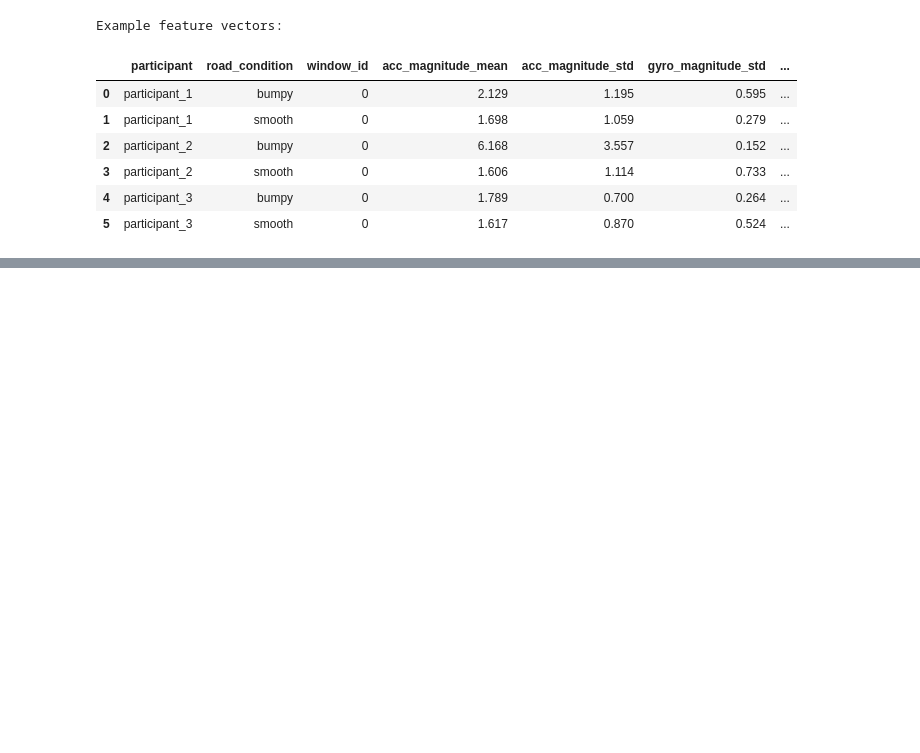
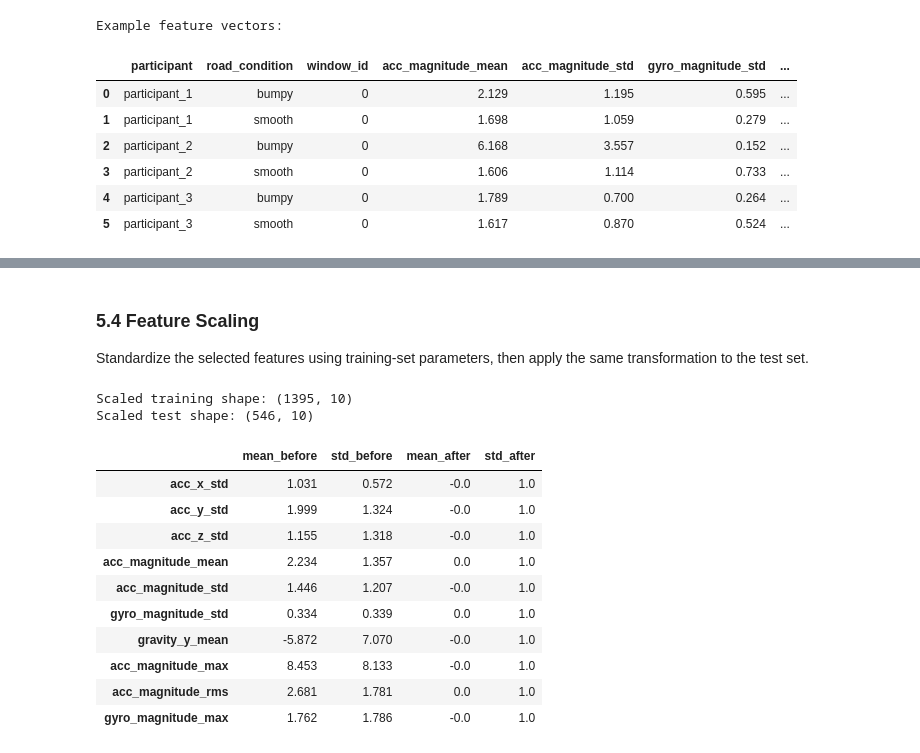
Before and after one commit to xinran-2/Pavement-smoothness-detection-model, a Jupyter notebook: notebooks/Project_pipeline.ipynb, the cells around one changed output, grey strips where cells are left out. Drawn from its saved outputs; the diff is of its cells as text; code cells hidden in the pictures; blank space fills up the shorter version.

```diff
--- a/notebooks/Project_pipeline.ipynb
+++ b/notebooks/Project_pipeline.ipynb
@@ -455,0 +688,51 @@ Example feature vectors:
+# %% [markdown]
+### 5.4 Feature Scaling
+Standardize the selected features using training-set parameters,
+then apply the same transformation to the test set.
+# %%
+from sklearn.preprocessing import StandardScaler
+
+# Create the scaler.
+scaler = StandardScaler()
+
+# Learn each feature's mean and standard deviation from training data,
+# then transform the training data.
+X_train_scaled = pd.DataFrame(
+    scaler.fit_transform(X_train_selected),
+    columns=X_train_selected.columns,
+    index=X_train_selected.index
+)
+
+# Transform test data using the training-set parameters.
+X_test_scaled = pd.DataFrame(
+    scaler.transform(X_test_selected),
+    columns=X_test_selected.columns,
+    index=X_test_selected.index
+)
+
+print("Scaled training shape:", X_train_scaled.shape)
+print("Scaled test shape:", X_test_scaled.shape)
+
+# Inspect the training features before and after scaling.
+scaling_summary = pd.DataFrame({
+    "mean_before": X_train_selected.mean(),
+    "std_before": X_train_selected.std(ddof=0),
+    "mean_after": X_train_scaled.mean(),
+    "std_after": X_train_scaled.std(ddof=0)
+})
+
+display(scaling_summary.round(3))
+# %% [output]
+Scaled training shape: (1395, 10)
+Scaled test shape: (546, 10)
+|  | mean_before | std_before | mean_after | std_after |
+| acc_x_std | 1.031 | 0.572 | -0.0 | 1.0 |
+| acc_y_std | 1.999 | 1.324 | -0.0 | 1.0 |
+| acc_z_std | 1.155 | 1.318 | -0.0 | 1.0 |
+| acc_magnitude_mean | 2.234 | 1.357 | 0.0 | 1.0 |
+| acc_magnitude_std | 1.446 | 1.207 | -0.0 | 1.0 |
+| gyro_magnitude_std | 0.334 | 0.339 | 0.0 | 1.0 |
+| gravity_y_mean | -5.872 | 7.070 | -0.0 | 1.0 |
+| acc_magnitude_max | 8.453 | 8.133 | -0.0 | 1.0 |
+| acc_magnitude_rms | 2.681 | 1.781 | 0.0 | 1.0 |
+| gyro_magnitude_max | 1.762 | 1.786 | -0.0 | 1.0 |
```
Also changed, not shown: parts of 8 cells of this notebook.
